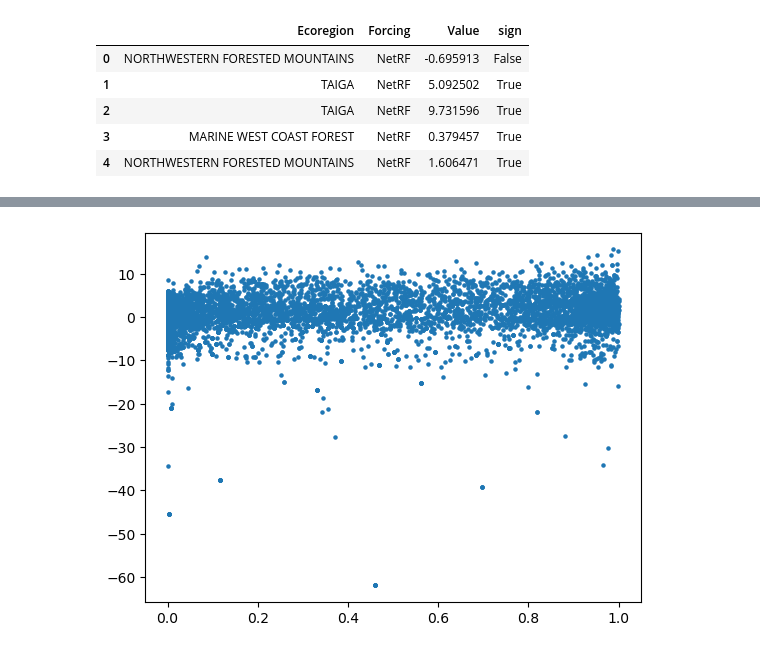
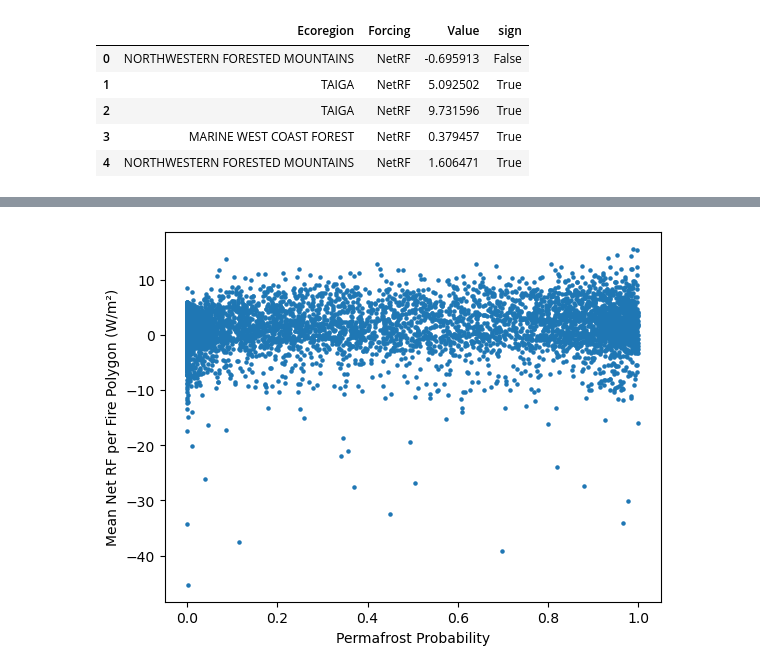
Before and after one commit to gina-alaska/gina-cdw, a Jupyter notebook: ecoregion_fire_plots.ipynb, the cells around one changed output, grey strips where cells are left out. Saved outputs shown, nothing was run; the diff lists cells and outputs as text; code cells hidden in the pictures.

```diff
--- a/ecoregion_fire_plots.ipynb
+++ b/ecoregion_fire_plots.ipynb
@@ -5,6 +6,6 @@ import pandas as pd
 import seaborn as sns
 import matplotlib.pyplot as plt
 # %%
-df = pd.read_csv('/Users/hrchapmandutton/Documents/Projects/CDW/fires_2001_2019_single_burn_clip_permaprob.csv')
-df.head()
+df = pd.read_csv('/Users/hrchapmandutton/Documents/Projects/CDW/all_fires_2001_2019_clip_single_burn_w_regions.csv')
+df.columns
 # %% [output]
@@ -18,3 +23,3 @@ df.head()
 # %%
-df_filter = df[df['MaxData'] == 'yes']
+df_filter = df[df['MaxData'] == 1]
 # %%
@@ -596,5 +1025,5 @@ Passing `palette` without assigning `hue` is deprecated and will be removed in v
 # %%
-cats3 = ['NA_L1NAME', 'NetRF', 'PermProb']
+cats3 = ['eco', 'NetRF', 'PermProb']
 filt = df_filter[df_filter['PermProb'] > -9999]
 df_perma = filt[cats3]
 df_perma.head()
@@ -653,5 +1084,8 @@ plt.show()
 # %%
-plt.scatter(df_perma['PermProb'], df_perma['NetRF'], s=5)
+sub_df = df_perma[df_perma['PermProb'] != -999]
+plt.scatter(sub_df['PermProb'], sub_df['NetRF'], s=5)
+plt.xlabel("Permafrost Probability")
+plt.ylabel("Mean Net RF per Fire Polygon (W/m²)")
 plt.show()
 # %% [output]
-[figure, old version]
+[figure, new version]
```
Also changed, not shown: parts of 24 cells of this notebook, 3 other files.
